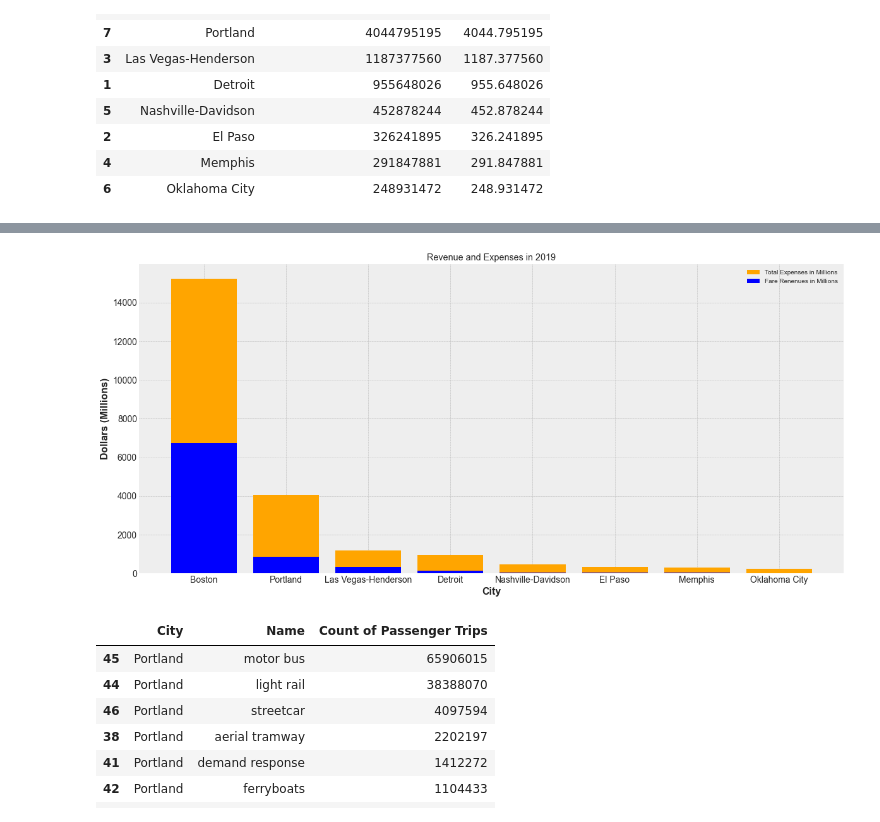
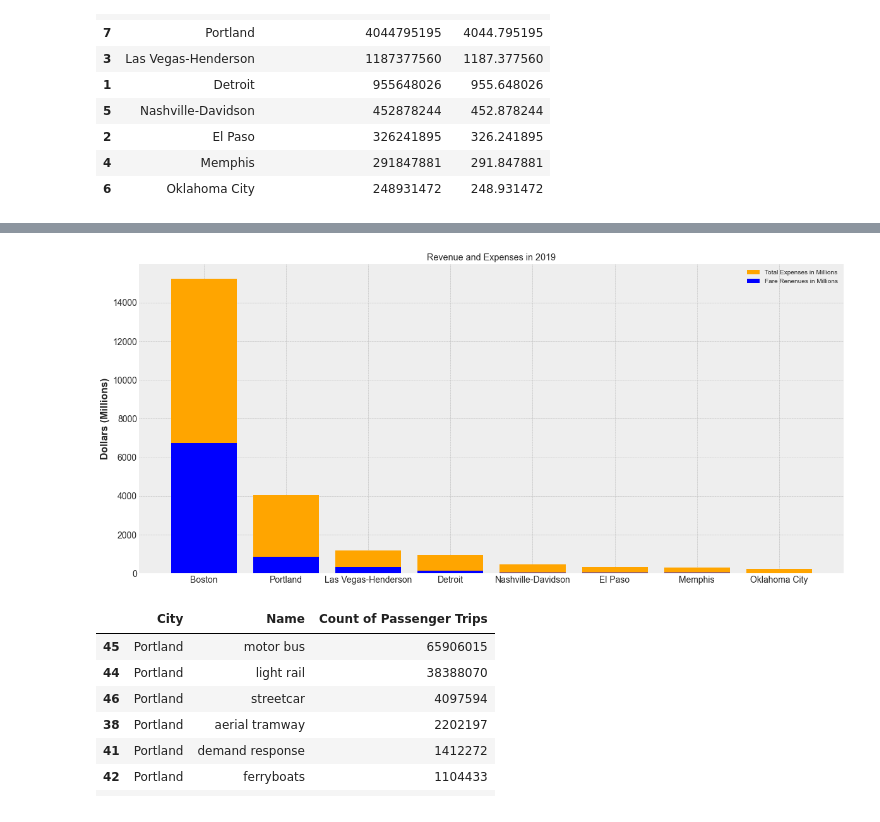
Before and after one commit to tye642/nashville_public_transportation, a Jupyter notebook: notebook/public_transportation_analysis.ipynb, the cells around one changed output, grey strips where cells are left out. Saved outputs shown, nothing was run; the diff lists cells and outputs as text; code cells hidden in the pictures.

```diff
--- a/notebook/public_transportation_analysis.ipynb
+++ b/notebook/public_transportation_analysis.ipynb
@@ -957,29 +957,29 @@ fe
 # %%
 plt.style.use('bmh')
 plt.figure(figsize=(20, 9))
 
 plt.bar(
     fe['City'],
     fe['Expenses in Millions'],
     label = 'Total Expenses in Millions',
     color = 'orange'
 )
 
 plt.bar(
     fe['City'],
     fe['Renenues in Millions'],
     label = 'Fare Renenues in Millions',
     color = 'blue'
 )
 
-plt.xlabel("City", fontsize=16, fontweight='bold')
+
 plt.ylabel("Dollars (Millions)", fontsize=16, fontweight='bold')
 plt.xticks(fontsize=14)
 plt.yticks(fontsize=14)
 plt.legend()
 plt.title('Revenue and Expenses in 2019');
 # %% [output]
-[figure, old version]
+[figure, new version]
 # %%
 i = j.groupby(['City','Name'])[2019].sum()
 city_modes = pd.DataFrame(i)
```
Also changed, not shown: parts of 13 cells of this notebook, 24 other files.
